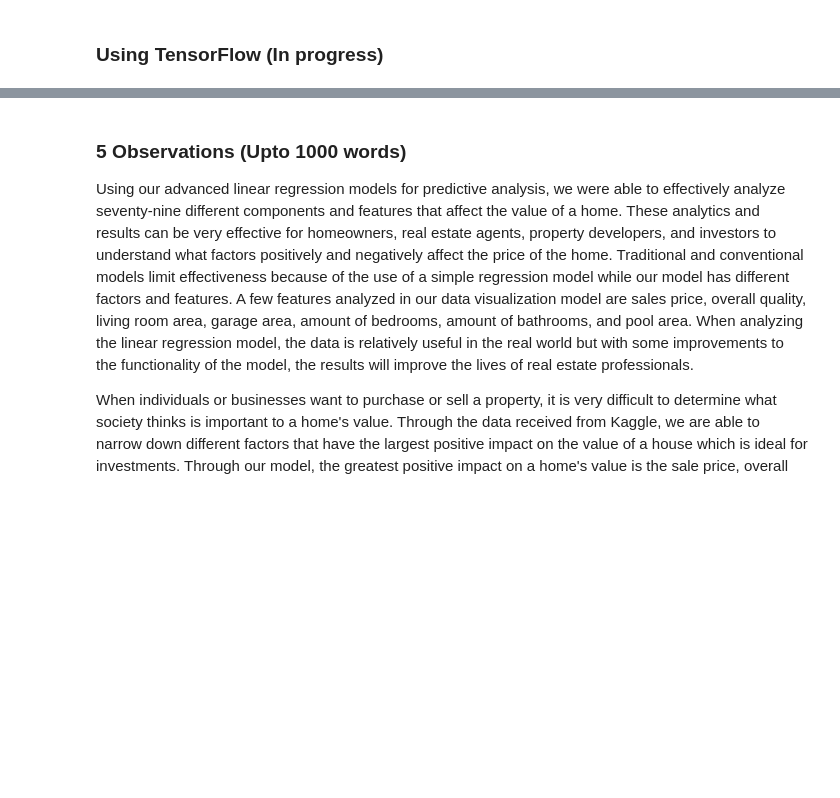
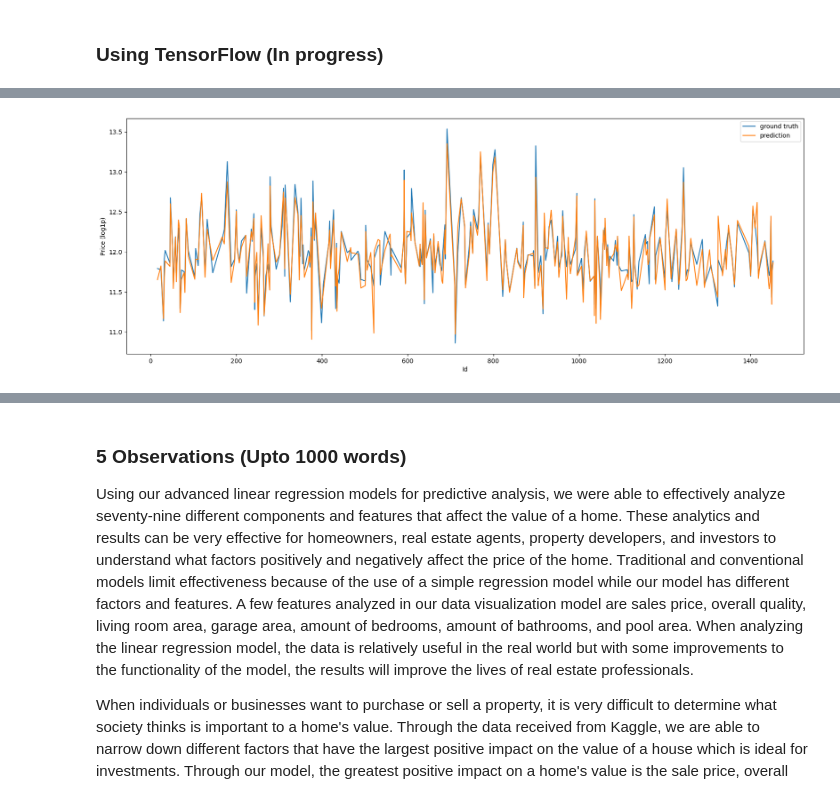
Before and after one commit to strangenicholas/Housing-Price-Prediction---Predictive-Analytics-and-Advanced-Regression-, a Jupyter notebook: Housing Price Prediction - Predictive Analytics and Advanced Regression.ipynb, the cells around one changed output, grey strips where cells are left out. Saved outputs shown, nothing was run; the diff lists cells and outputs as text; code cells hidden in the pictures; blank space fills up the shorter version.

```diff
--- a/Housing Price Prediction - Predictive Analytics and Advanced Regression.ipynb
+++ b/Housing Price Prediction - Predictive Analytics and Advanced Regression.ipynb
@@ -542,0 +624,11 @@ from sklearn.preprocessing import MinMaxScaler
+# %%
+train_df = comb_df.copy()
+train_df = train_df[train_df.Id.isin(df_house_train.Id)]
+
+X_train, X_valid, y_train, y_valid = train_test_split(train_df[FEATURES], train_df['SalePrice'], test_size=0.2, random_state=42)
+_, X_valid_with_id, _, _ = train_test_split(train_df.drop('SalePrice', axis=1), train_df['SalePrice'], test_size=0.2, random_state=42)
+
+test_df = comb_df.copy()
+test_df = test_df[test_df.Id.isin(df_house_test.Id)]
+
+X_test = test_df[FEATURES]
@@ -583,0 +713,13 @@ ValueError: X has 36 features, but MinMaxScaler is expecting 37 features as inpu
+# %%
+valid_prediction_df = pd.DataFrame(data={
+    'Id': X_valid_with_id['Id'],
+    'pred_price_log1p': model.predict(X_valid).ravel(),
+    'true_price_log1p': y_valid
+})
+
+plt.figure(figsize=(20, 7))
+ax = sns.lineplot(data=valid_prediction_df, x='Id', y='true_price_log1p', label='ground truth')
+sns.lineplot(data=valid_prediction_df, x='Id', y='pred_price_log1p', label='prediction', ax=ax)
+ax.set_ylabel('Price (log1p)')
+plt.show()
+# %% [output]
@@ -583,0 +727 @@ ValueError: X has 36 features, but MinMaxScaler is expecting 37 features as inpu
+[figure, added]
```
Also changed, not shown: parts of 14 cells of this notebook.
